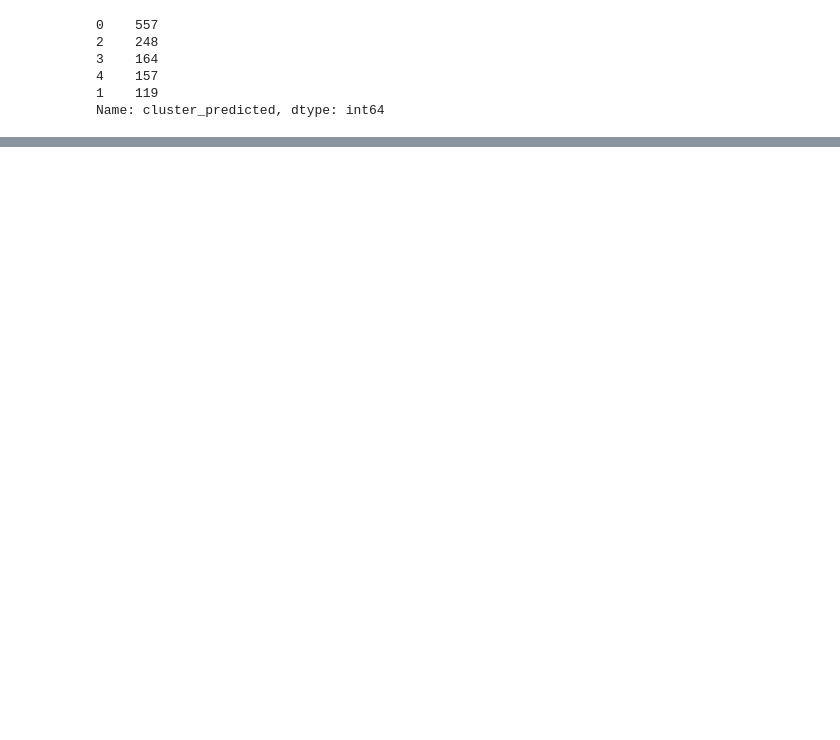
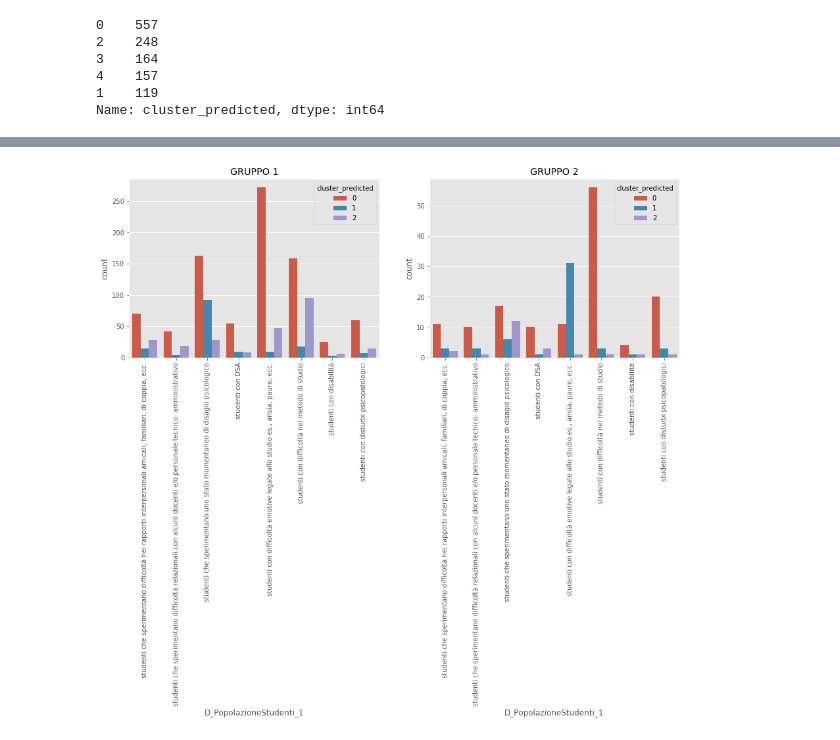
Before and after one commit to domdiac/FORPSICOM, a Jupyter notebook: K Means - 5 cluster.ipynb, the cells around one changed output, grey strips where cells are left out. Drawn from its saved outputs; the diff is of its cells as text; code cells hidden in the pictures; blank space fills up the shorter version.

```diff
--- a/K Means - 5 cluster.ipynb
+++ b/K Means - 5 cluster.ipynb
@@ -603,0 +667,15 @@ For n_clusters = 6 The average silhouette_score is : 0.42792728154983584
+# %%
+f, axs = plt.subplots(1,2,figsize = (15,5))
+
+a = sns.countplot(x=combinedDf1['D_PopolazioneStudenti_1'],hue=combinedDf1['cluster_predicted'], ax=axs[0])
+b = sns.countplot(x=combinedDf2['D_PopolazioneStudenti_1'],hue=combinedDf2['cluster_predicted'], ax=axs[1])
+
+a.set_title("GRUPPO 1")
+b.set_title("GRUPPO 2")
+
+a.set_xticklabels(a.get_xticklabels(), rotation=90)
+b.set_xticklabels(b.get_xticklabels(), rotation=90)
+
+plt.show()
+# %% [output]
+[figure, added]
```
Also changed, not shown: parts of 12 cells of this notebook.
